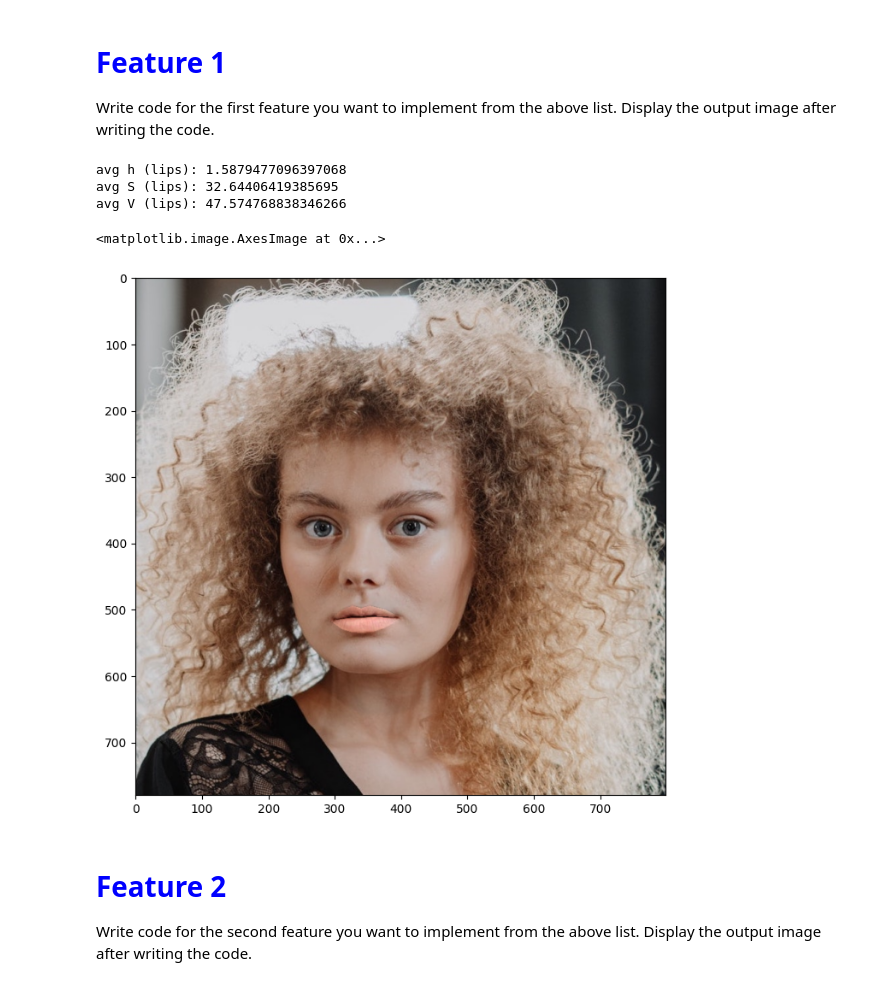
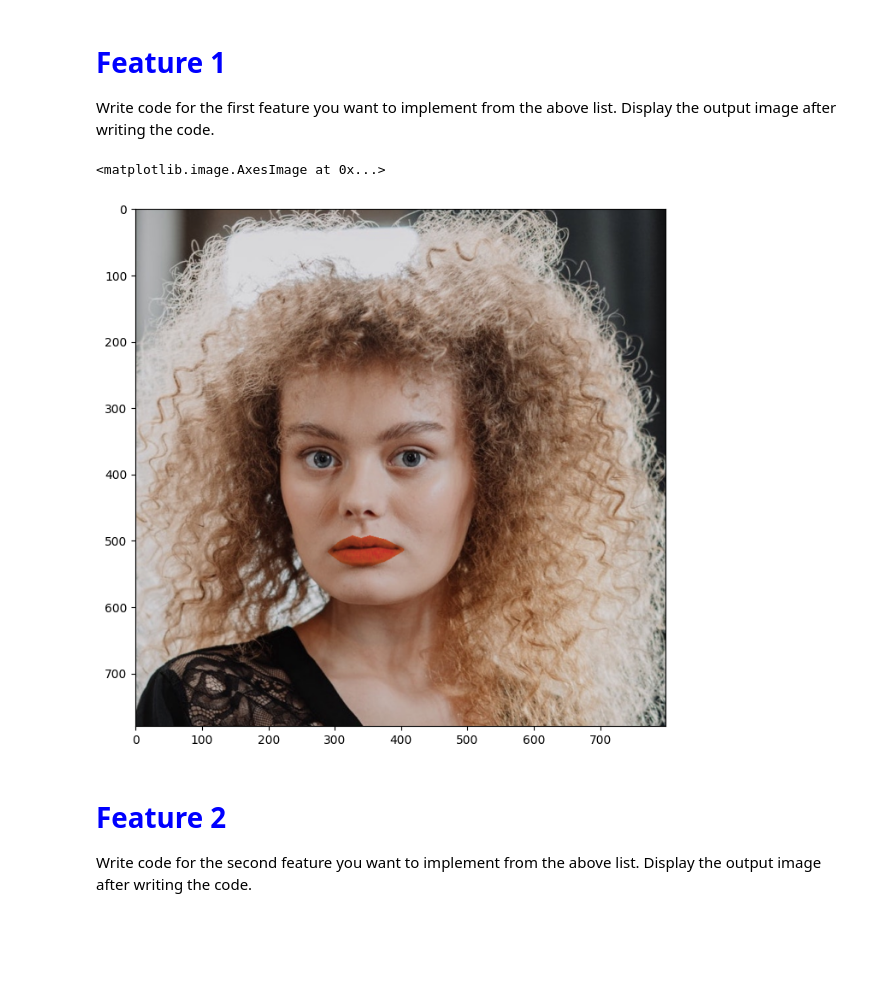
Before and after one commit to gsemonis/opencv_2, a Jupyter notebook: project1-virtual-makeup/Project1-Virtual-Makeup.ipynb, the cells around one changed output. Saved outputs shown, nothing was run; the diff lists cells and outputs as text; code cells hidden in the pictures; blank space fills up the shorter version.

```diff
--- a/project1-virtual-makeup/Project1-Virtual-Makeup.ipynb
+++ b/project1-virtual-makeup/Project1-Virtual-Makeup.ipynb
@@ -80,45 +80,34 @@ You have to implement 2 features from the above list. You can also think about a
 # <font color="blue">Feature 1</font>
 Write code for the first feature you want to implement from the above list. Display the output image after writing the code.
 # %%
-lips_image = np.zeros_like(imDlib, dtype=np.uint8)
+# start making a mask of the lips
+
+lips_mask = np.zeros(imDlib.shape[:2], dtype=np.uint8)
 outer_lips = np.array(points[48:60], dtype=np.int32)
 inner_lips = np.array(points[60:], dtype=np.int32)
 inner_lips_polygon = inner_lips.reshape((-1,1,2))
 outer_lips_polygon = outer_lips.reshape(-1,1,2)
-cv2.fillPoly(lips_image,[outer_lips_polygon], (255,255,255))
-cv2.fillPoly(lips_image, [inner_lips_polygon], (0,0,0))
+cv2.fillPoly(lips_mask, [outer_lips_polygon], (255, 255, 255))
+cv2.fillPoly(lips_mask, [inner_lips_polygon], (0, 0, 0))
+kernel = cv2.getStructuringElement(cv2.MORPH_ELLIPSE, (7, 7))
+lips_mask = cv2.dilate(lips_mask, kernel, iterations=1)
 
-seamless_mask, _, _ = cv2.split(lips_image)
+mask = lips_mask > 0
 
-seamless_mask = cv2.GaussianBlur(seamless_mask, (0,0),8)
-boolean_mask = seamless_mask > 0
-cx, cy, cw, ch = cv2.boundingRect(outer_lips_polygon)
-cx = cx + (cw // 2)
-cy = cy + (ch // 2)
-
-lips_image = cv2.bitwise_and(lips_image, imDlib)
-#go to hsv to manipulate the hue and saturation
-lips_image = cv2.cvtColor(lips_image, cv2.COLOR_RGB2HSV)
-
-hue,sat,val = cv2.split(lips_image)
-print("avg h (lips):", float(hue[boolean_mask].mean()))
-print("avg S (lips):", float(sat[boolean_mask].mean()))
-print("avg V (lips):", float(val[boolean_mask].mean()))
-#hue[seamless_mask > 0] = 0
-sat[seamless_mask > 0] = 230
-sat[seamless_mask > 0] = 100
-lips_image = cv2.merge([hue,sat,val])
-lips_image = cv2.cvtColor(lips_image,cv2.COLOR_HSV2RGB)
-
-after = cv2.seamlessClone(lips_image, imDlib, seamless_mask, p=(cx, cy), flags=cv2.MIXED_CLONE)
+# convert image to hsv to manipulate the color
+image_hsv = cv2.cvtColor(imDlib, cv2.COLOR_RGB2HSV)
+hue, sat, val = cv2.split(image_hsv)
+#hue[mask]= 0
+sat[mask]= 200
+#val[mask]= 0
+# put hsv back together and in bgr format
+image_hsv = cv2.merge([hue, sat, val])
+after = cv2.cvtColor(image_hsv, cv2.COLOR_HSV2RGB)
 
 plt.imshow(after)
 # %% [output]
-avg h (lips): 1.5879477096397068
-avg S (lips): 32.64406419385695
-avg V (lips): 47.574768838346266
+<matplotlib.image.AxesImage at 0x...>
-<matplotlib.image.AxesImage at 0x...>
-[figure, old version]
+[figure, new version]
 # %% [markdown]
 # <font color="blue">Feature 2</font>
 Write code for the second feature you want to implement from the above list. Display the output image after writing the code.
```
